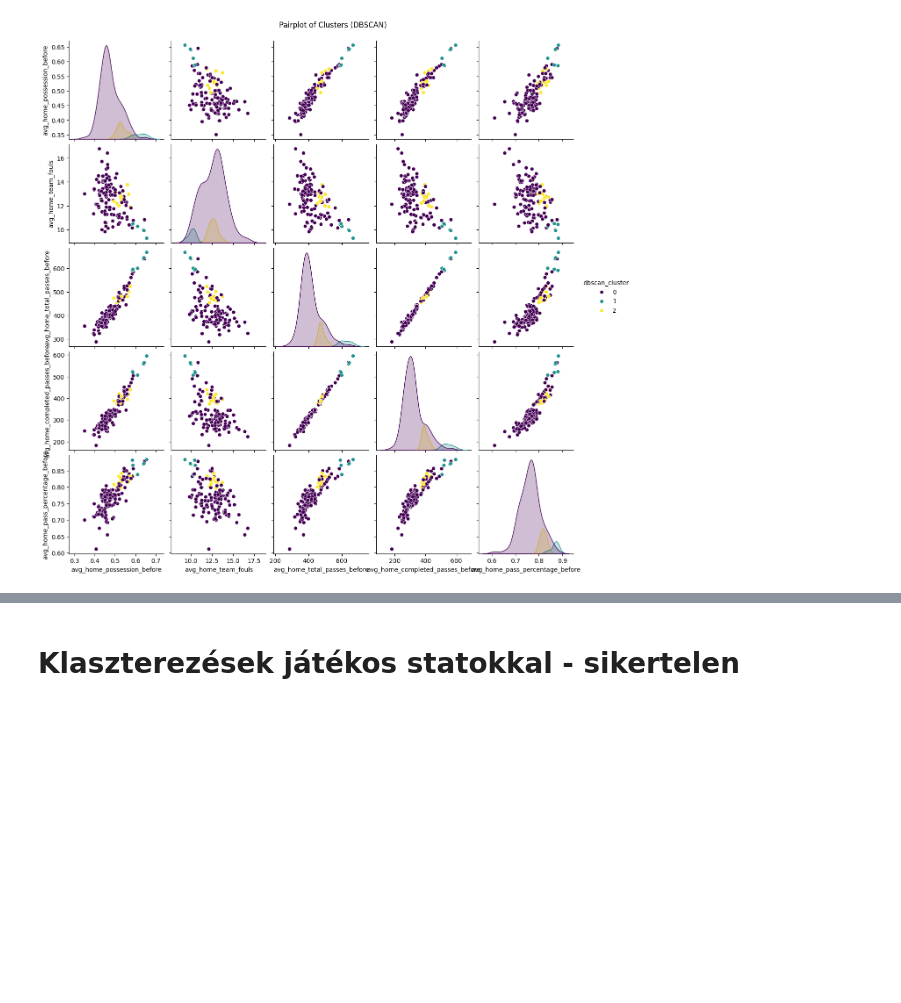
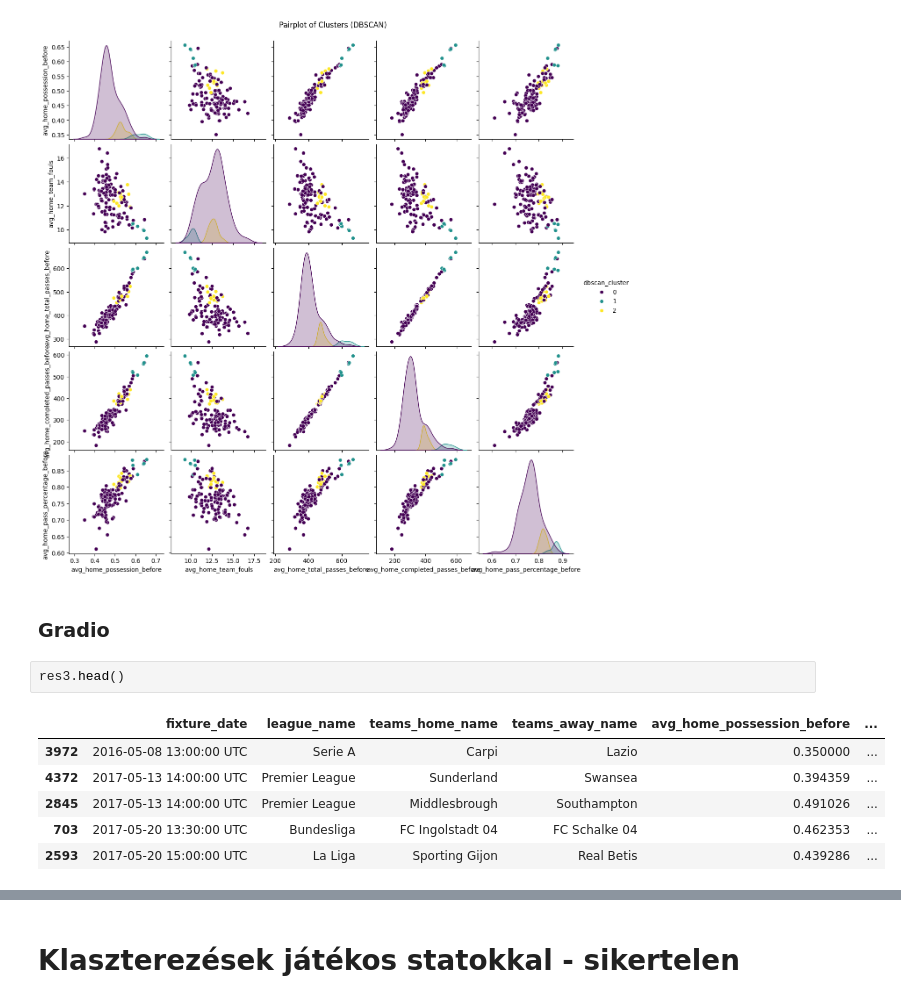
Before and after one commit to safargergo/HalLab, a Jupyter notebook: hallab.ipynb, the cells around one changed output, grey strips where cells are left out. Saved outputs shown, nothing was run; the diff lists cells and outputs as text; blank space fills up the shorter version.

```diff
--- a/hallab.ipynb
+++ b/hallab.ipynb
@@ -1038,3 +1046,14 @@ plt.show()
 # %% [output]
 <Figure size 1200x600 with 0 Axes>
 [figure]
+# %% [markdown]
+### Gradio
+# %%
+res3.head()
+# %% [output]
+|  | fixture_date | league_name | teams_home_name | teams_away_name | avg_home_possession_before | ... |
+| 3972 | 2016-05-08 13:00:00 UTC | Serie A | Carpi | Lazio | 0.350000 | ... |
+| 4372 | 2017-05-13 14:00:00 UTC | Premier League | Sunderland | Swansea | 0.394359 | ... |
+| 2845 | 2017-05-13 14:00:00 UTC | Premier League | Middlesbrough | Southampton | 0.491026 | ... |
+| 703 | 2017-05-20 13:30:00 UTC | Bundesliga | FC Ingolstadt 04 | FC Schalke 04 | 0.462353 | ... |
+| 2593 | 2017-05-20 15:00:00 UTC | La Liga | Sporting Gijon | Real Betis | 0.439286 | ... |
```
Also changed, not shown: parts of 12 cells of this notebook, 2 other files.
